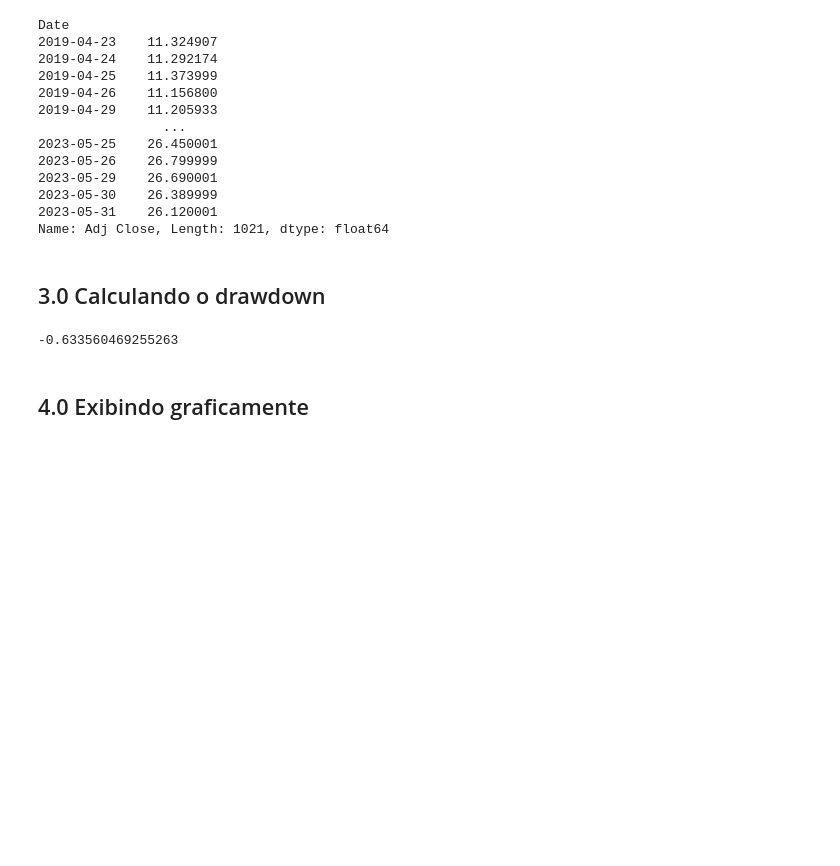
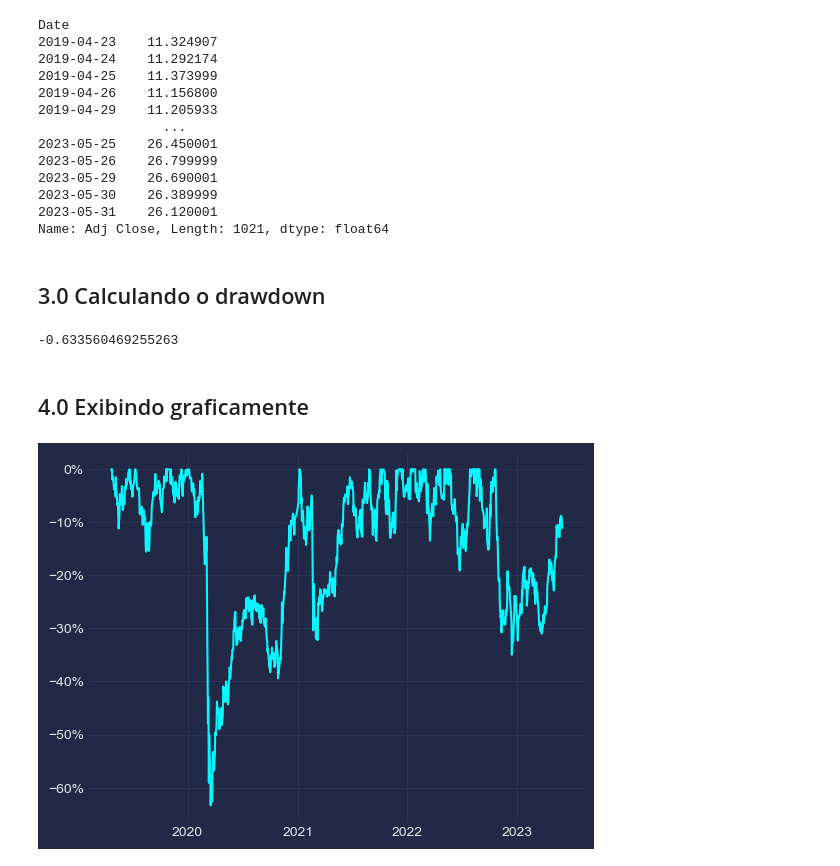
Before and after one commit to fcardosoo/-Python-Mercado-Financeiro-Calcular-Drawdown, a Jupyter notebook: Cálculo do drawdown máximo de uma ação.ipynb, the cells around one changed output. Saved outputs shown, nothing was run; the diff lists cells and outputs as text; code cells hidden in the pictures; blank space fills up the shorter version.

```diff
--- a/Cálculo do drawdown máximo de uma ação.ipynb
+++ b/Cálculo do drawdown máximo de uma ação.ipynb
@@ -54,5 +54,9 @@ print(drawdown_maximo) # exibe o maior drawdown no período
 # %%
 fix, ax = plt.subplots()
 
 ax.plot(drawdowns.index, drawdowns)
-ax.yaxis.set_major_formatter(mtick.PercentFormatter())
+ax.yaxis.set_major_formatter(mtick.PercentFormatter(1.0))
+ax.xaxis.set_major_locator(mdate.YearLocator(1))
+plt.show()
+# %% [output]
+[figure, added]
```
Also changed, not shown: 1 other file.
